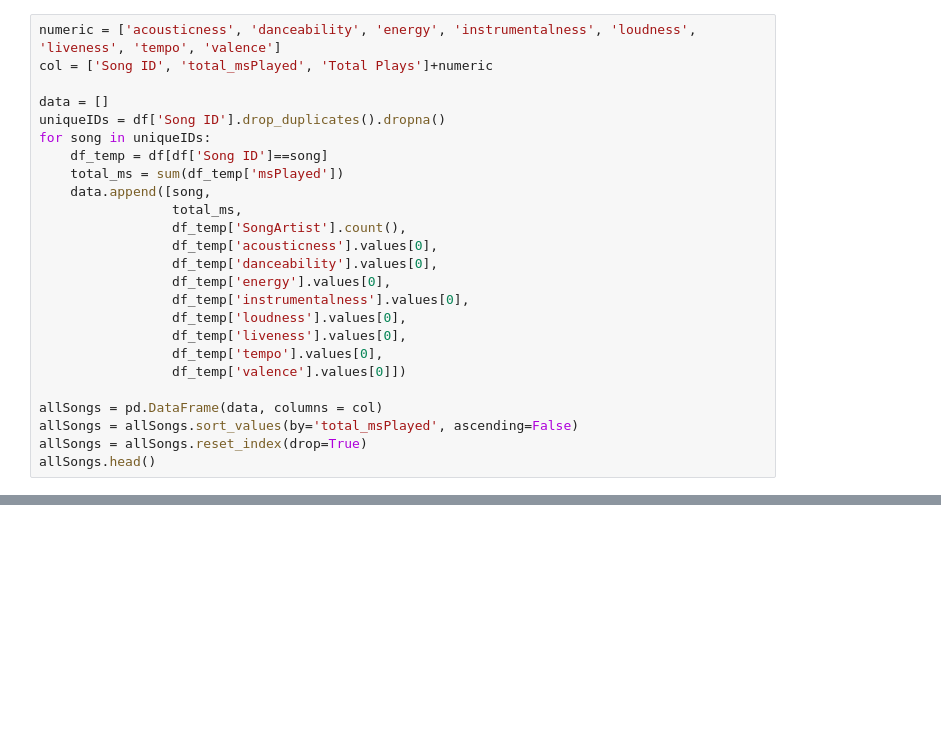
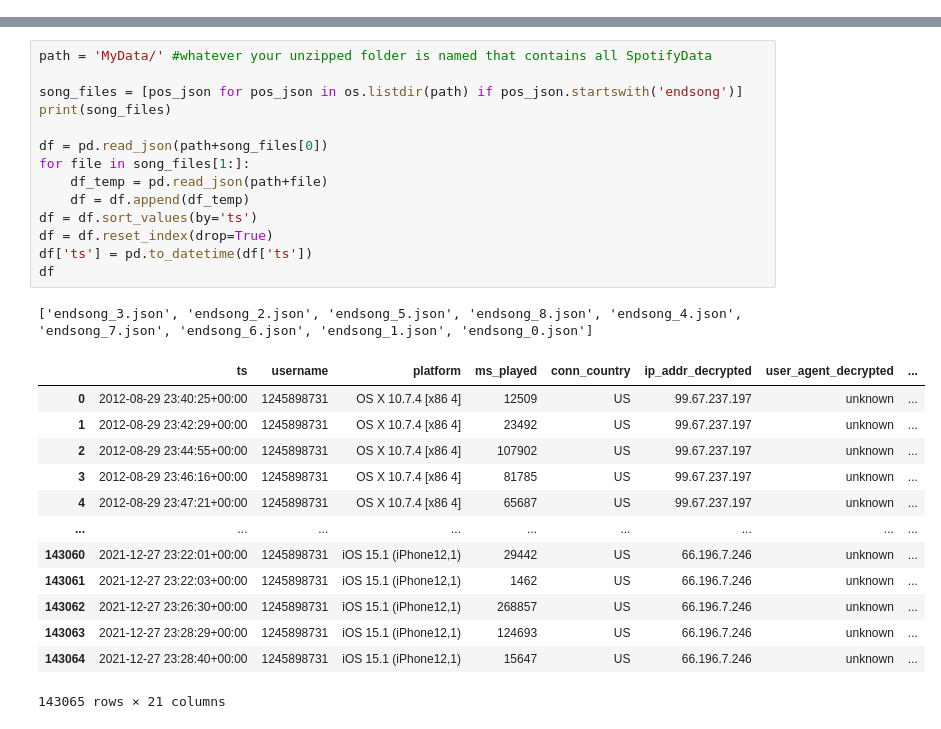
Before and after one commit to cwpace97/SpotifyProject, a Jupyter notebook: Spotify Notebook.ipynb, the cells around one changed output, grey strips where cells are left out. Drawn from its saved outputs; the diff is of its cells as text; blank space fills up the shorter version.

```diff
--- a/Spotify Notebook.ipynb
+++ b/Spotify Notebook.ipynb
@@ -683,25 +0,0 @@ KeyError: 'acousticness'
-# %%
-numeric = ['acousticness', 'danceability', 'energy', 'instrumentalness', 'loudness', 'liveness', 'tempo', 'valence']
-col = ['Song ID', 'total_msPlayed', 'Total Plays']+numeric
-
-data = []
-uniqueIDs = df['Song ID'].drop_duplicates().dropna()
-for song in uniqueIDs:
-    df_temp = df[df['Song ID']==song]
-    total_ms = sum(df_temp['msPlayed'])
-    data.append([song,
-                 total_ms,
-                 df_temp['SongArtist'].count(),
-                 df_temp['acousticness'].values[0],
-                 df_temp['danceability'].values[0],
-                 df_temp['energy'].values[0],
-                 df_temp['instrumentalness'].values[0],
-                 df_temp['loudness'].values[0],
-                 df_temp['liveness'].values[0],
-                 df_temp['tempo'].values[0],
-                 df_temp['valence'].values[0]])
-
-allSongs = pd.DataFrame(data, columns = col)
-allSongs = allSongs.sort_values(by='total_msPlayed', ascending=False)
-allSongs = allSongs.reset_index(drop=True)
-allSongs.head()
@@ -876,0 +11,29 @@ for index, row in allData.iterrows():
+# %%
+path = 'MyData/' #whatever your unzipped folder is named that contains all SpotifyData
+
+song_files = [pos_json for pos_json in os.listdir(path) if pos_json.startswith('endsong')]
+print(song_files)
+
+df = pd.read_json(path+song_files[0])
+for file in song_files[1:]:
+    df_temp = pd.read_json(path+file)
+    df = df.append(df_temp)
+df = df.sort_values(by='ts')
+df = df.reset_index(drop=True)
+df['ts'] = pd.to_datetime(df['ts'])
+df
+# %% [output]
+['endsong_3.json', 'endsong_2.json', 'endsong_5.json', 'endsong_8.json', 'endsong_4.json', 'endsong_7.json', 'endsong_6.json', 'endsong_1.json', 'endsong_0.json']
+|  | ts | username | platform | ms_played | conn_country | ip_addr_decrypted | user_agent_decrypted | ... |
+| 0 | 2012-08-29 23:40:25+00:00 | 1245898731 | OS X 10.7.4 [x86 4] | 12509 | US | 99.67.237.197 | unknown | ... |
+| 1 | 2012-08-29 23:42:29+00:00 | 1245898731 | OS X 10.7.4 [x86 4] | 23492 | US | 99.67.237.197 | unknown | ... |
+| 2 | 2012-08-29 23:44:55+00:00 | 1245898731 | OS X 10.7.4 [x86 4] | 107902 | US | 99.67.237.197 | unknown | ... |
+| 3 | 2012-08-29 23:46:16+00:00 | 1245898731 | OS X 10.7.4 [x86 4] | 81785 | US | 99.67.237.197 | unknown | ... |
+| 4 | 2012-08-29 23:47:21+00:00 | 1245898731 | OS X 10.7.4 [x86 4] | 65687 | US | 99.67.237.197 | unknown | ... |
+| ... | ... | ... | ... | ... | ... | ... | ... | ... |
+| 143060 | 2021-12-27 23:22:01+00:00 | 1245898731 | iOS 15.1 (iPhone12,1) | 29442 | US | 66.196.7.246 | unknown | ... |
+| 143061 | 2021-12-27 23:22:03+00:00 | 1245898731 | iOS 15.1 (iPhone12,1) | 1462 | US | 66.196.7.246 | unknown | ... |
+| 143062 | 2021-12-27 23:26:30+00:00 | 1245898731 | iOS 15.1 (iPhone12,1) | 268857 | US | 66.196.7.246 | unknown | ... |
+| 143063 | 2021-12-27 23:28:29+00:00 | 1245898731 | iOS 15.1 (iPhone12,1) | 124693 | US | 66.196.7.246 | unknown | ... |
+| 143064 | 2021-12-27 23:28:40+00:00 | 1245898731 | iOS 15.1 (iPhone12,1) | 15647 | US | 66.196.7.246 | unknown | ... |
+143065 rows × 21 columns
```
Also changed, not shown: parts of 72 cells of this notebook.
